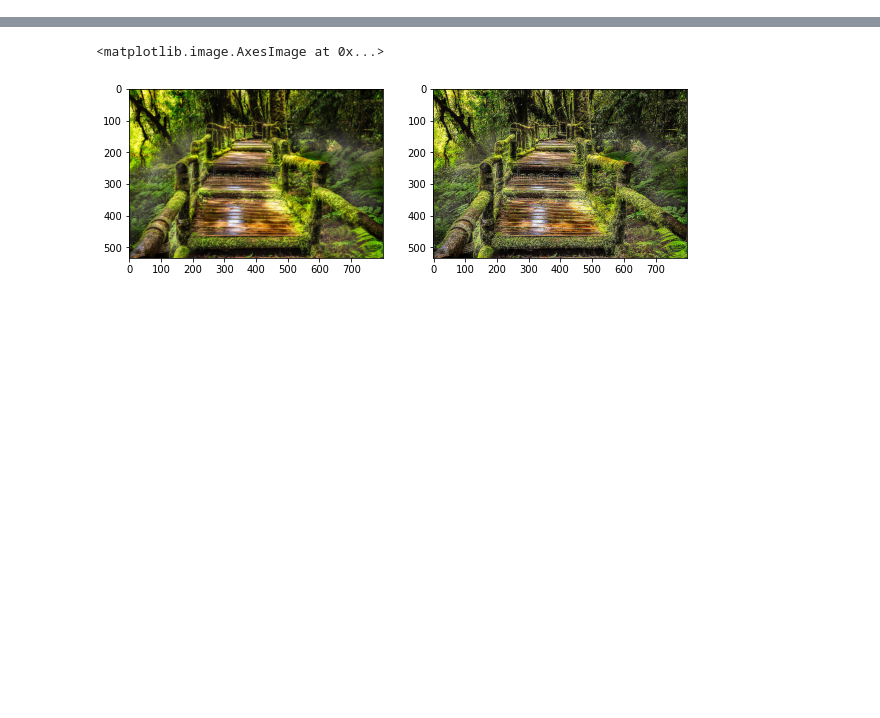
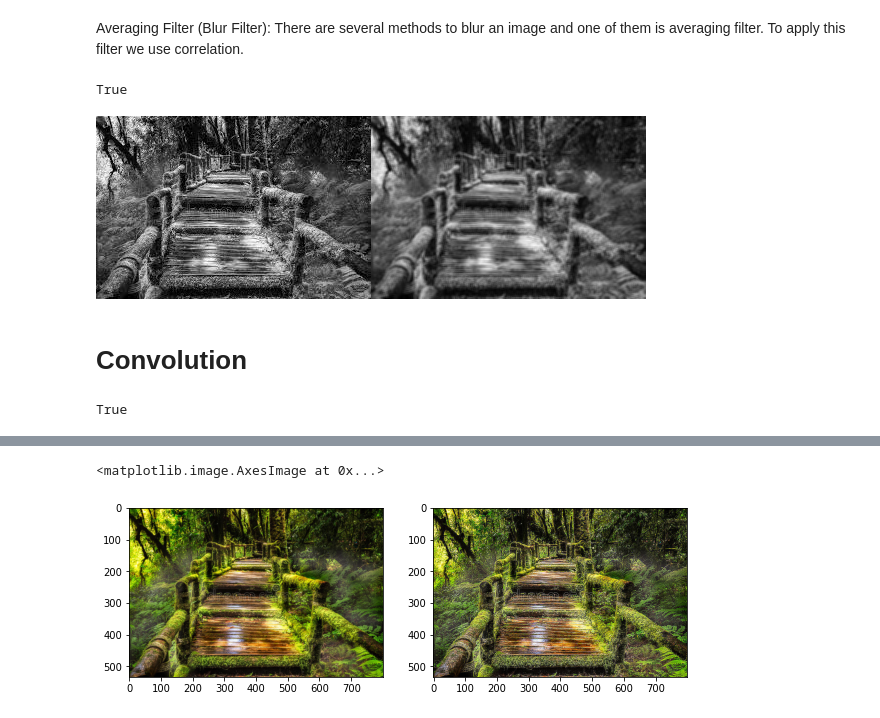
Before and after one commit to Raynould-Joseph/Computer-Vision, a Jupyter notebook: Lab_2_convolution_and_correlation.ipynb, the cells around one changed output, grey strips where cells are left out. Cells and saved outputs as stored; diff of their text form; code cells hidden in the pictures; blank space fills up the shorter version.

```diff
--- a/Lab_2_convolution_and_correlation.ipynb
+++ b/Lab_2_convolution_and_correlation.ipynb
@@ -24,0 +25,20 @@ ax[1].imshow(img)
+# %% [markdown]
+Averaging Filter (Blur Filter): There are several methods to blur an image and one of them is averaging filter. To apply this filter we use correlation.
+# %%
+import cv2
+import matplotlib.pyplot as plt
+import numpy as np
+# read image
+src = cv2.imread("/content/sample_data/img1.jpg", 0)
+# prepare averaging filter
+kernel = np.ones((3, 3), dtype=np.float32)
+kernel /= 9
+# apply kernel to the original image
+dst = cv2.filter2D(src, -1, kernel)
+# concatenate images horizontally
+result = np.concatenate((src, dst), axis=1)
+cv2.imwrite('output.png', result)
+# %% [output]
+True
+# %%
+img = cv2.imread("/content/output.png")
@@ -24,0 +47,24 @@ ax[1].imshow(img)
+# %%
+cv2_imshow(img)
+# %% [output]
+[figure, added]
+# %% [markdown]
+# Convolution
+# %%
+import cv2
+import matplotlib.pyplot as plt
+import numpy as np
+from scipy import ndimage
+# read image
+src = cv2.imread("/content/sample_data/img1.jpg", 0)
+# prepare the filter
+kernel = np.array([[1,1,1],[1,1,0],[1,0,0]])
+# apply kernel to the original image using convolution filtering
+dst_conv  = ndimage.convolve(src, kernel, mode='constant', cval=1.0)
+# apply kernel to the original image using correlation filtering
+dst_corr = cv2.filter2D(src, -1, kernel)
+# concatenate images horizontally
+result = np.concatenate((src, dst_corr, dst_conv), axis=1)
+cv2.imwrite('result1.png', result)
+# %% [output]
+True
```
Also changed, not shown: parts of 6 cells of this notebook.
